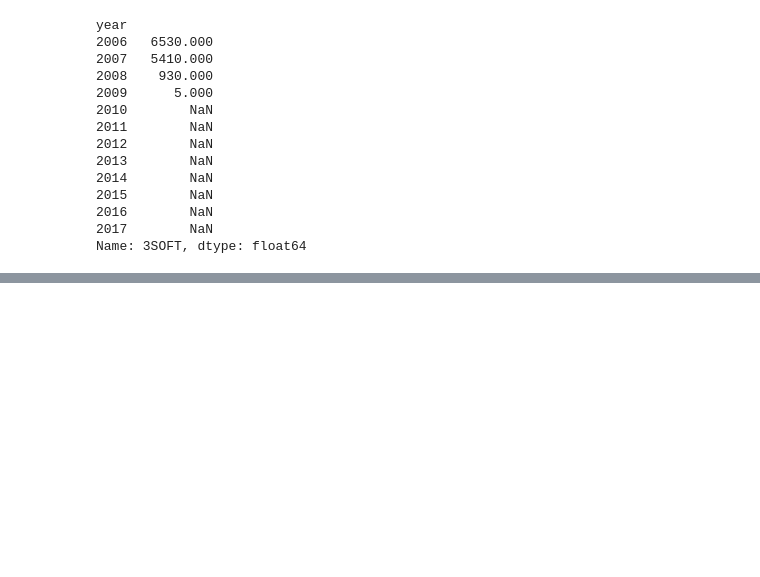
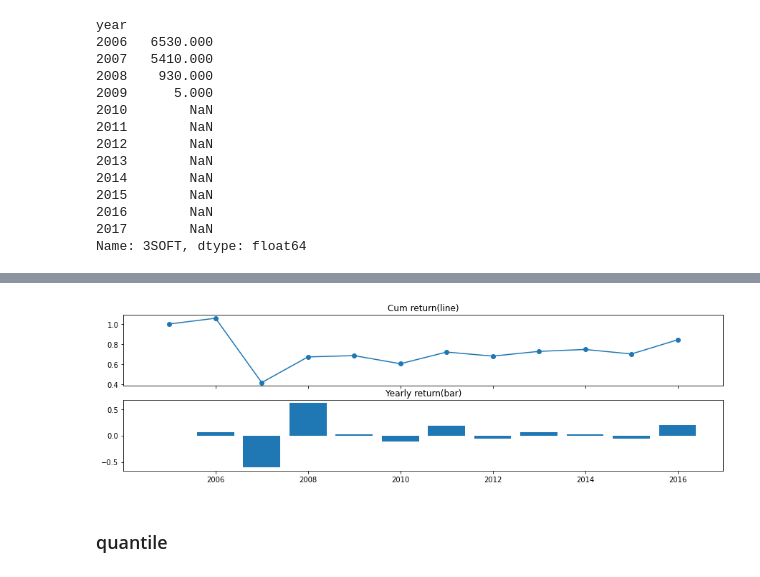
Before and after one commit to JihoQuant/Python-Pandas-Part-1, a Jupyter notebook: project.ipynb, the cells around one changed output, grey strips where cells are left out. Saved outputs shown, nothing was run; the diff lists cells and outputs as text; code cells hidden in the pictures; blank space fills up the shorter version.

```diff
--- a/project.ipynb
+++ b/project.ipynb
@@ -139,0 +381,25 @@ Name: 3SOFT, dtype: float64
+# %%
+# Functionalization
+
+def get_return_series(selected_return_df: pd.DataFrame):
+    rtn_series = selected_return_df.mean(axis=1)
+    rtn_series.loc[2005] = 0
+    rtn_series = rtn_series.sort_index()
+
+    cum_rtn_series = (rtn_series + 1).cumprod()
+
+    return rtn_series, cum_rtn_series
+
+
+def plot_return(rtn_series: pd.Series, cum_rtn_series: pd.Series):
+    _, axes = plt.subplots(nrows=2, figsize=(15, 4), sharex=True)
+    axes[0].plot(cum_rtn_series.index, cum_rtn_series, marker="o")
+    axes[1].bar(rtn_series.index, rtn_series)
+    axes[0].set_title("Cum return(line)")
+    axes[1].set_title("Yearly return(bar)");
+# %%
+plot_return(*get_return_series(selected_return_df))
+# %% [output]
+[figure, added]
+# %% [markdown]
+### quantile
```
Also changed, not shown: parts of 18 cells of this notebook.
